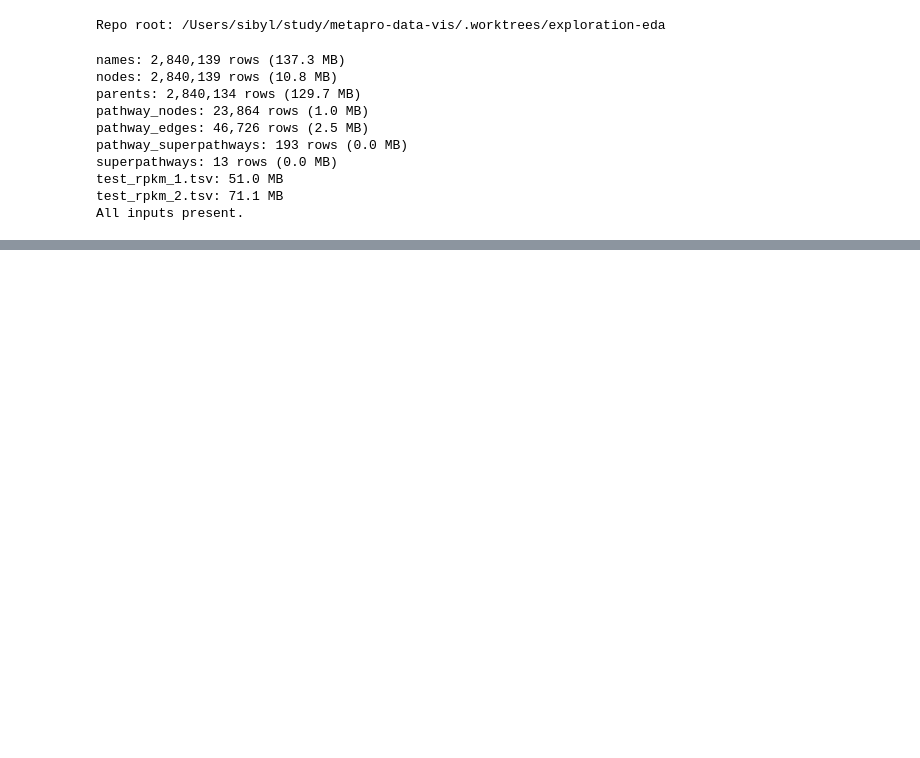
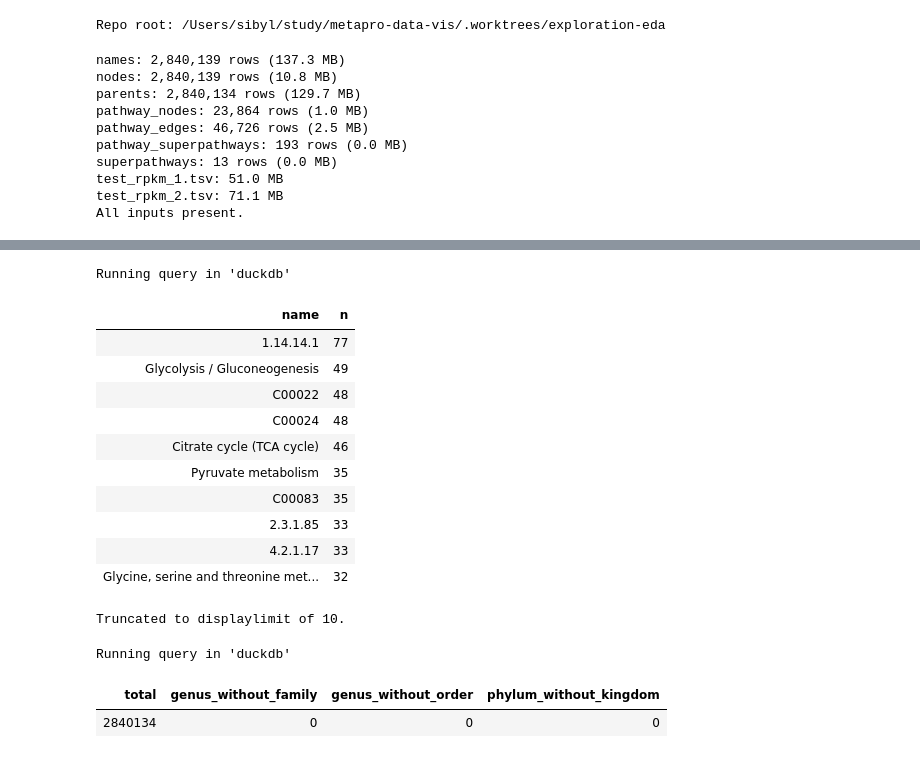
Before and after one commit to ParkinsonLab/metapro-data-vis, a Jupyter notebook: analytics/exploration/notebooks/exploratory_analysis.ipynb, the cells around one changed output, grey strips where cells are left out. Cells and saved outputs as stored; diff of their text form; code cells hidden in the pictures; blank space fills up the shorter version.

```diff
--- a/analytics/exploration/notebooks/exploratory_analysis.ipynb
+++ b/analytics/exploration/notebooks/exploratory_analysis.ipynb
@@ -75,0 +206,8 @@ All inputs present.
+# %%
+for i, rpkm_path in enumerate(RPKM_FILES, start=1):
+    conn.execute(f"""
+        CREATE OR REPLACE VIEW rpkm_{i} AS
+        SELECT * FROM read_csv('{rpkm_path}', delim='\t', header=true, auto_detect=true)
+    """)
+    n = conn.execute(f"SELECT COUNT(*) FROM rpkm_{i}").fetchone()[0]
+    print(f"rpkm_{i} ({rpkm_path.name}): {n:,} rows")
@@ -75,0 +314,34 @@ All inputs present.
+# %%
+%%sql
+SELECT name, COUNT(*) AS n
+FROM pathway_nodes
+GROUP BY name
+HAVING COUNT(*) > 1
+ORDER BY n DESC
+LIMIT 20;
+# %% [output]
+Running query in 'duckdb'
+| name | n |
+| 1.14.14.1 | 77 |
+| Glycolysis / Gluconeogenesis | 49 |
+| C00022 | 48 |
+| C00024 | 48 |
+| Citrate cycle (TCA cycle) | 46 |
+| Pyruvate metabolism | 35 |
+| C00083 | 35 |
+| 2.3.1.85 | 33 |
+| 4.2.1.17 | 33 |
+| Glycine, serine and threonine met... | 32 |
+Truncated to displaylimit of 10.
+# %%
+%%sql
+SELECT
+    COUNT(*) AS total,
+    COUNT(CASE WHEN t_genus IS NOT NULL AND t_family IS NULL THEN 1 END) AS genus_without_family,
+    COUNT(CASE WHEN t_genus IS NOT NULL AND t_order IS NULL THEN 1 END) AS genus_without_order,
+    COUNT(CASE WHEN t_phylum IS NOT NULL AND t_kingdom IS NULL THEN 1 END) AS phylum_without_kingdom
+FROM parents;
+# %% [output]
+Running query in 'duckdb'
+| total | genus_without_family | genus_without_order | phylum_without_kingdom |
+| 2840134 | 0 | 0 | 0 |
```
Also changed, not shown: parts of 21 cells of this notebook.
